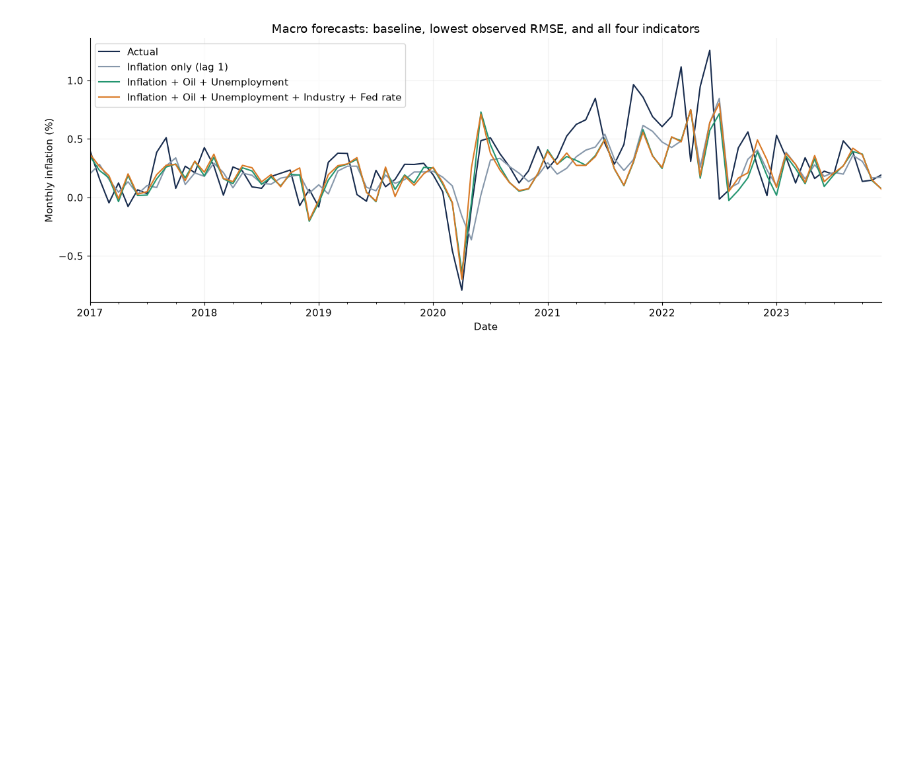
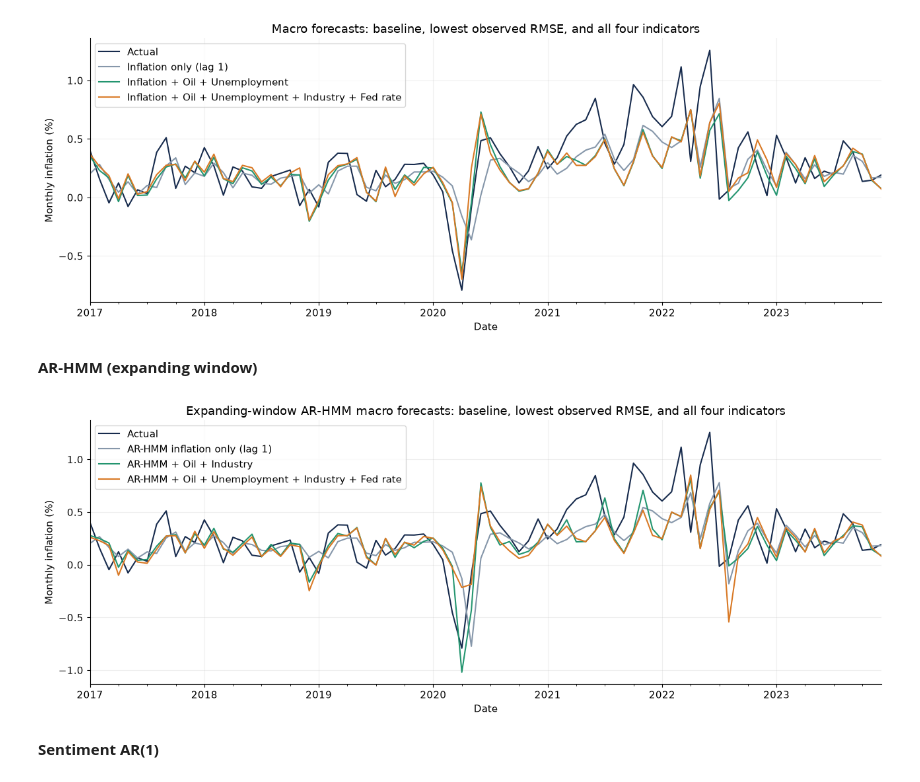
Before and after one commit to zahra-ynp/Thesis, a Jupyter notebook: modelling/notebooks/02_Forecasting_and_Regime_Results.ipynb, the cells around one changed output. Saved outputs shown, nothing was run; the diff lists cells and outputs as text; code cells hidden in the pictures; blank space fills up the shorter version.

```diff
--- a/modelling/notebooks/02_Forecasting_and_Regime_Results.ipynb
+++ b/modelling/notebooks/02_Forecasting_and_Regime_Results.ipynb
@@ -117,6 +164,25 @@ plt.tight_layout()
 plt.show()
 # %% [output]
 [figure]
+# %% [markdown]
+**AR-HMM (expanding window)**
+# %%
+arhmm_best = arhmm_macro_metrics.loc[arhmm_macro_metrics['macro_count'].gt(0)].iloc[0]
+arhmm_full_name = 'AR-HMM + Oil + Unemployment + Industry + Fed rate'
+arhmm_selected_names = list(dict.fromkeys([arhmm_base_name, arhmm_best['model'], arhmm_full_name]))
+ax = arhmm_macro_forecasts.set_index('Date')[['Actual', *arhmm_selected_names]].plot(
+    figsize=(13, 5), ylabel='Monthly inflation (%)',
+    title='Expanding-window AR-HMM macro forecasts: baseline, lowest observed RMSE, and all four indicators',
+    color=['#172b4d', '#8697aa', '#23956f', '#d97925'][:1 + len(arhmm_selected_names)],
+)
+ax.grid(alpha=0.2)
+ax.legend()
+plt.tight_layout()
+plt.show()
+# %% [output]
+[figure, added]
+# %% [markdown]
+**Sentiment AR(1)**
 # %%
 import sys
 if str(PROJECT_ROOT) not in sys.path:
```
Also changed, not shown: parts of 11 cells of this notebook.
